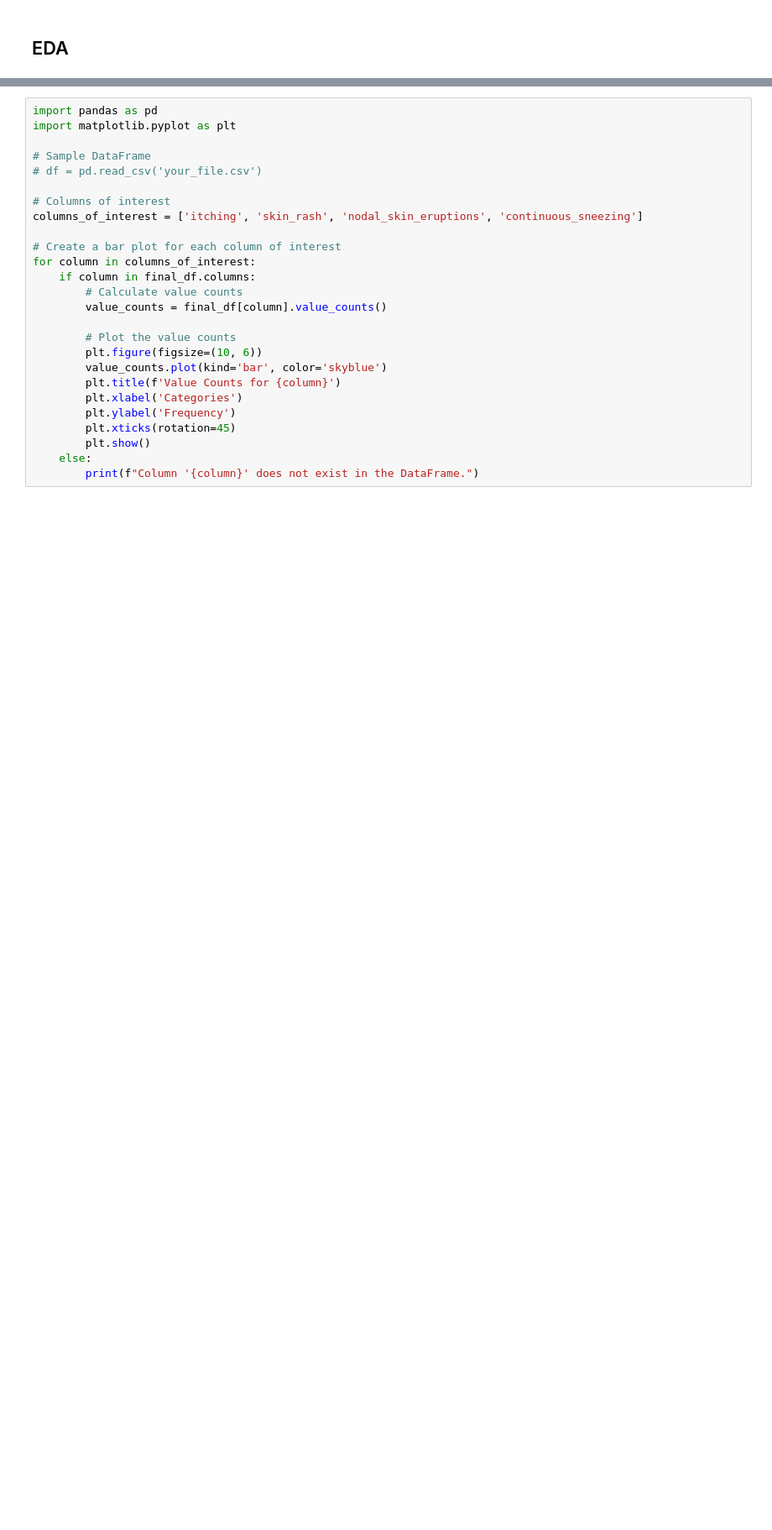
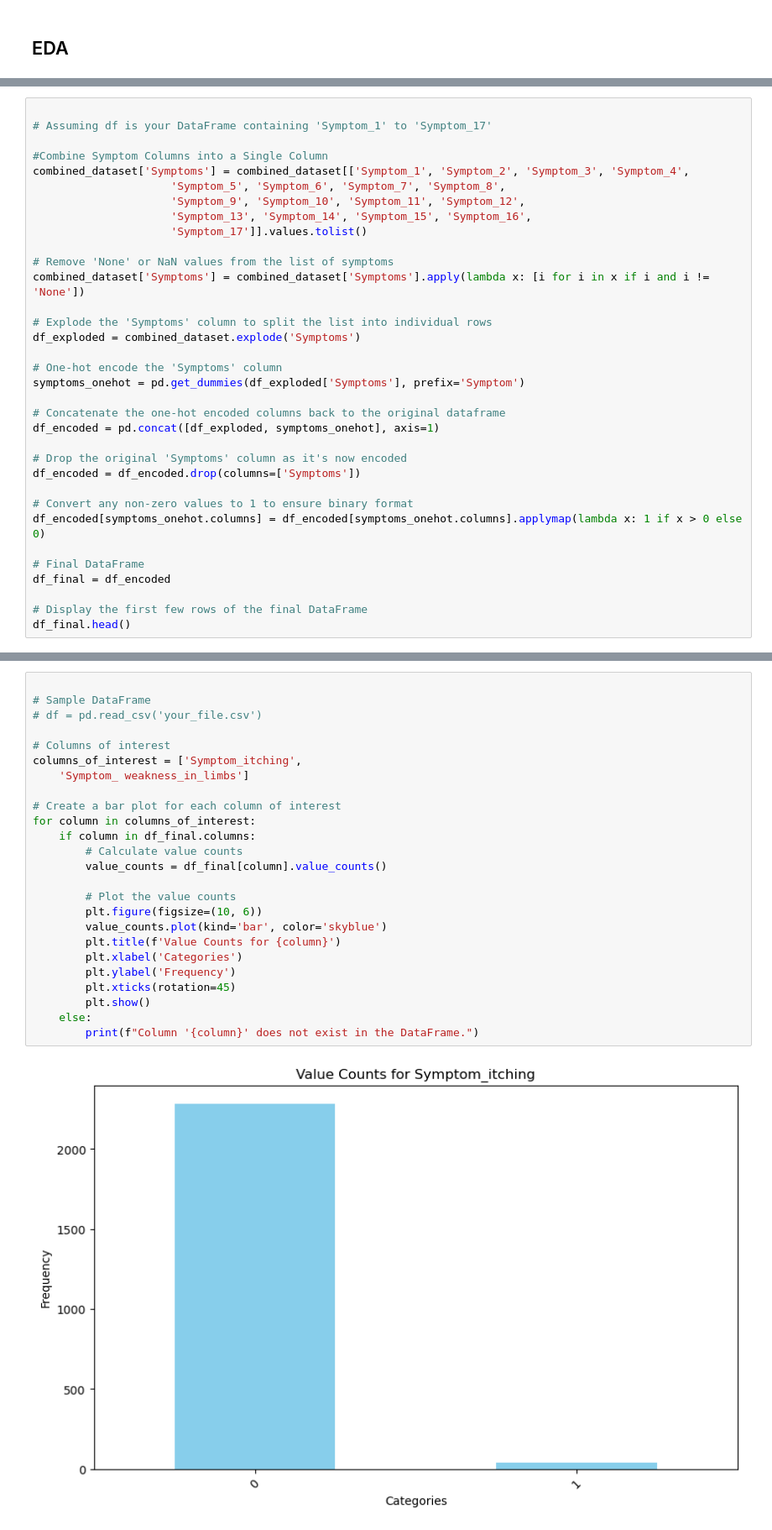
Before and after one commit to William-Itotia/Medicine-Recommendation-system, a Jupyter notebook: Untitled-1.ipynb, the cells around one changed output, grey strips where cells are left out. Shown: that part at 84% size. Drawn from its saved outputs; the diff is of its cells as text; blank space fills up the shorter version.

```diff
--- a/Untitled-1.ipynb
+++ b/Untitled-1.ipynb
@@ -241,0 +291,34 @@ Name: Disease, dtype: int64
+# %%
+
+# Assuming df is your DataFrame containing 'Symptom_1' to 'Symptom_17'
+
+#Combine Symptom Columns into a Single Column
+combined_dataset['Symptoms'] = combined_dataset[['Symptom_1', 'Symptom_2', 'Symptom_3', 'Symptom_4',
+                     'Symptom_5', 'Symptom_6', 'Symptom_7', 'Symptom_8',
+                     'Symptom_9', 'Symptom_10', 'Symptom_11', 'Symptom_12',
+                     'Symptom_13', 'Symptom_14', 'Symptom_15', 'Symptom_16',
+                     'Symptom_17']].values.tolist()
+
+# Remove 'None' or NaN values from the list of symptoms
+combined_dataset['Symptoms'] = combined_dataset['Symptoms'].apply(lambda x: [i for i in x if i and i != 'None'])
+
+# Explode the 'Symptoms' column to split the list into individual rows
+df_exploded = combined_dataset.explode('Symptoms')
+
+# One-hot encode the 'Symptoms' column
+symptoms_onehot = pd.get_dummies(df_exploded['Symptoms'], prefix='Symptom')
+
+# Concatenate the one-hot encoded columns back to the original dataframe
+df_encoded = pd.concat([df_exploded, symptoms_onehot], axis=1)
+
+# Drop the original 'Symptoms' column as it's now encoded
+df_encoded = df_encoded.drop(columns=['Symptoms'])
+
+# Convert any non-zero values to 1 to ensure binary format
+df_encoded[symptoms_onehot.columns] = df_encoded[symptoms_onehot.columns].applymap(lambda x: 1 if x > 0 else 0)
+
+# Final DataFrame
+df_final = df_encoded
+
+# Display the first few rows of the final DataFrame
+df_final.head()
@@ -265,26 +396,27 @@ plt.show()
 # %%
-import pandas as pd
-import matplotlib.pyplot as plt
 
 # Sample DataFrame
 # df = pd.read_csv('your_file.csv')
 
 # Columns of interest
-columns_of_interest = ['itching', 'skin_rash', 'nodal_skin_eruptions', 'continuous_sneezing']
+columns_of_interest = ['Symptom_itching',
+    'Symptom_ weakness_in_limbs']
 
 # Create a bar plot for each column of interest
 for column in columns_of_interest:
-    if column in final_df.columns:
+    if column in df_final.columns:
         # Calculate value counts
-        value_counts = final_df[column].value_counts()
+        value_counts = df_final[column].value_counts()
 
         # Plot the value counts
         plt.figure(figsize=(10, 6))
         value_counts.plot(kind='bar', color='skyblue')
         plt.title(f'Value Counts for {column}')
         plt.xlabel('Categories')
         plt.ylabel('Frequency')
         plt.xticks(rotation=45)
         plt.show()
     else:
         print(f"Column '{column}' does not exist in the DataFrame.")
+# %% [output]
+[figure, added]
```
Also changed, not shown: parts of 66 cells of this notebook.
